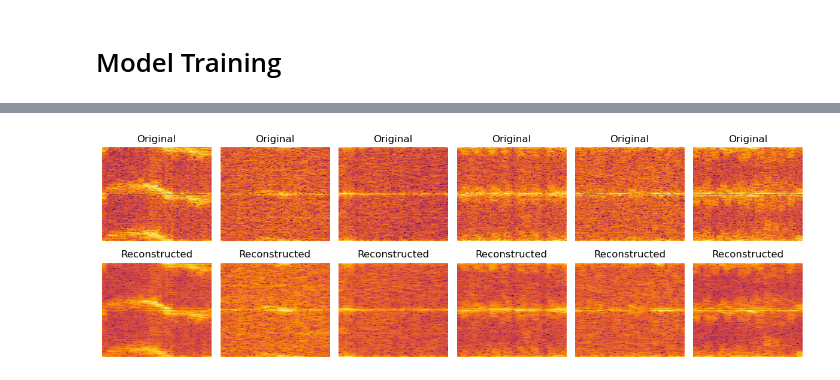
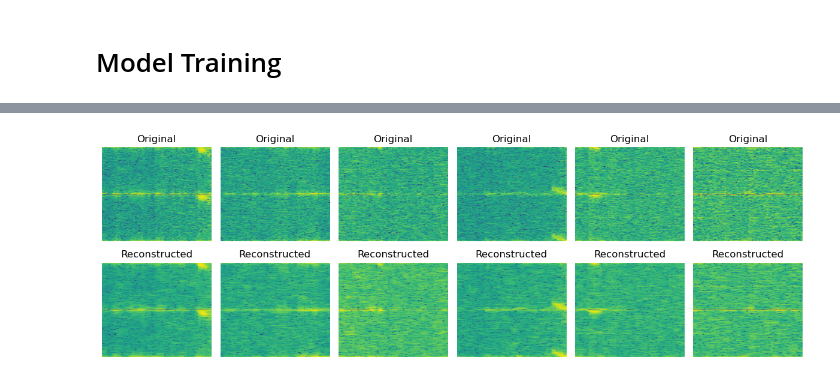
Before and after one commit to KIRANSANKAREJ/opportunisticWiFiRadarHAR, a Jupyter notebook: finalvqvae.ipynb, the cells around one changed output, grey strips where cells are left out. Saved outputs shown, nothing was run; the diff lists cells and outputs as text; code cells hidden in the pictures.

```diff
--- a/finalvqvae.ipynb
+++ b/finalvqvae.ipynb
@@ -228,34 +210,34 @@ model.load_state_dict(torch.load("model pt files/vqvae_model.pth"))
 model.eval()
 model.to("cuda" if torch.cuda.is_available() else "cpu")
 
 # Get a batch from the validation loader
 device = next(model.parameters()).device
-val_iter = iter(val_loader)
+val_iter = iter(test_loader)
 batch = next(val_iter).to(device)
 
 # Run the model
 with torch.no_grad():
     output = model(batch)
     recon = output["recon_x"]
 
 # Plot original and reconstructed images
 n = min(6, batch.size(0))  # number of samples to show
 plt.figure(figsize=(12, 4))
 for i in range(n):
     # Original
     plt.subplot(2, n, i + 1)
-    plt.imshow(batch[i][0].cpu().numpy(), cmap='inferno', aspect='auto')
+    plt.imshow(batch[i][0].cpu().numpy(), cmap='viridis', aspect='auto')
     plt.title("Original")
     plt.axis('off')
 
     # Reconstructed
     plt.subplot(2, n, i + 1 + n)
-    plt.imshow(recon[i][0].cpu().numpy(), cmap='inferno', aspect='auto')
+    plt.imshow(recon[i][0].cpu().numpy(), cmap='viridis', aspect='auto')
     plt.title("Reconstructed")
     plt.axis('off')
 
 plt.tight_layout()
 plt.savefig("output_images/ReconstructionExamples.png")
 plt.show()
 # %% [output]
-[figure, old version]
+[figure, new version]
```
Also changed, not shown: parts of 4 cells of this notebook, 4 other files.
